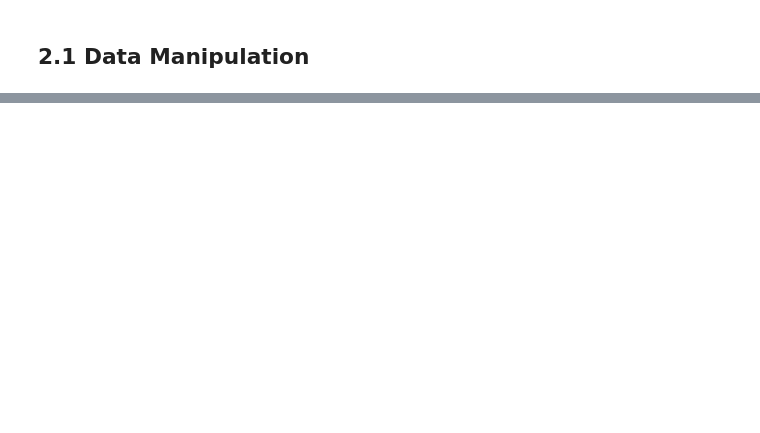
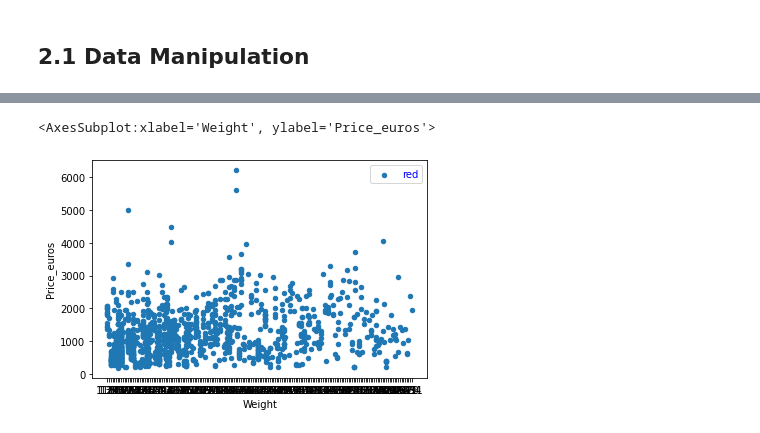
Before and after one commit to Brendan-Molieri/Laptop-Model-Pricing-Evaluation, a Jupyter notebook: Pricing_Analysis.ipynb, the cells around one changed output, grey strips where cells are left out. Cells and saved outputs as stored; diff of their text form; code cells hidden in the pictures; blank space fills up the shorter version.

```diff
--- a/Pricing_Analysis.ipynb
+++ b/Pricing_Analysis.ipynb
@@ -49,0 +67,5 @@ df['Price_euros'] = df['Price_euros'].apply(lambda x: x*1.02)
+# %%
+df.plot(kind = 'scatter', y = 'Price_euros', x = 'Weight')
+# %% [output]
+<AxesSubplot:xlabel='Weight', ylabel='Price_euros'>
+[figure, added]
```
Also changed, not shown: parts of 3 cells of this notebook.
